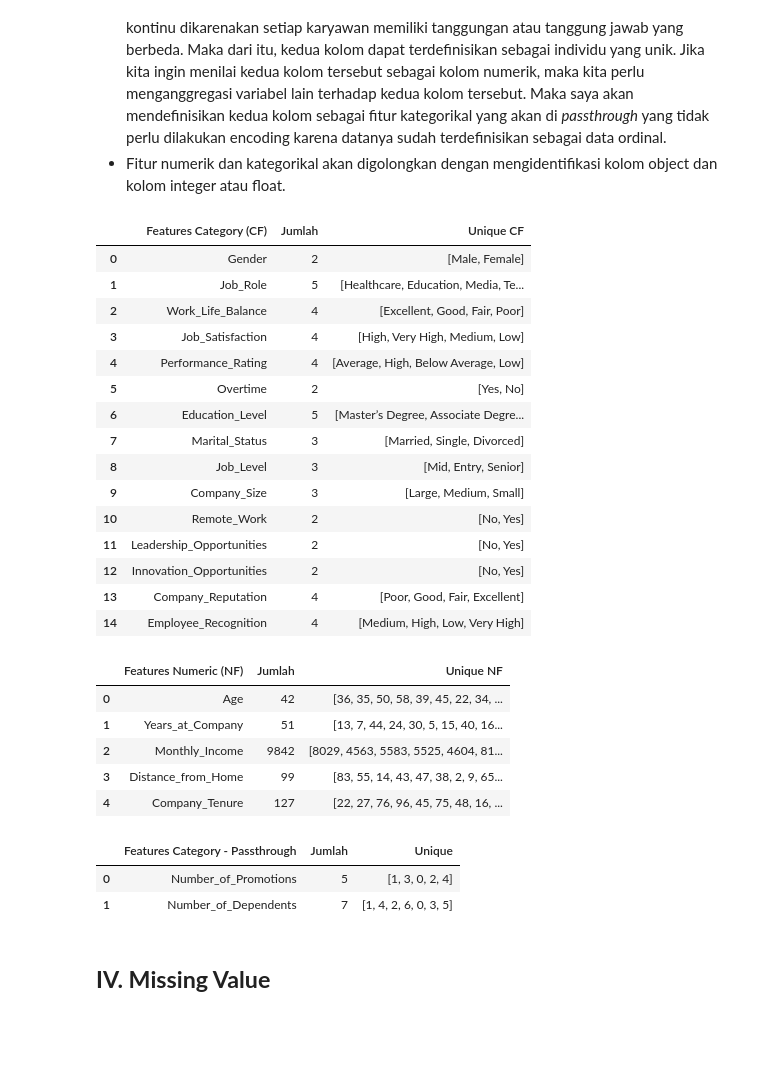
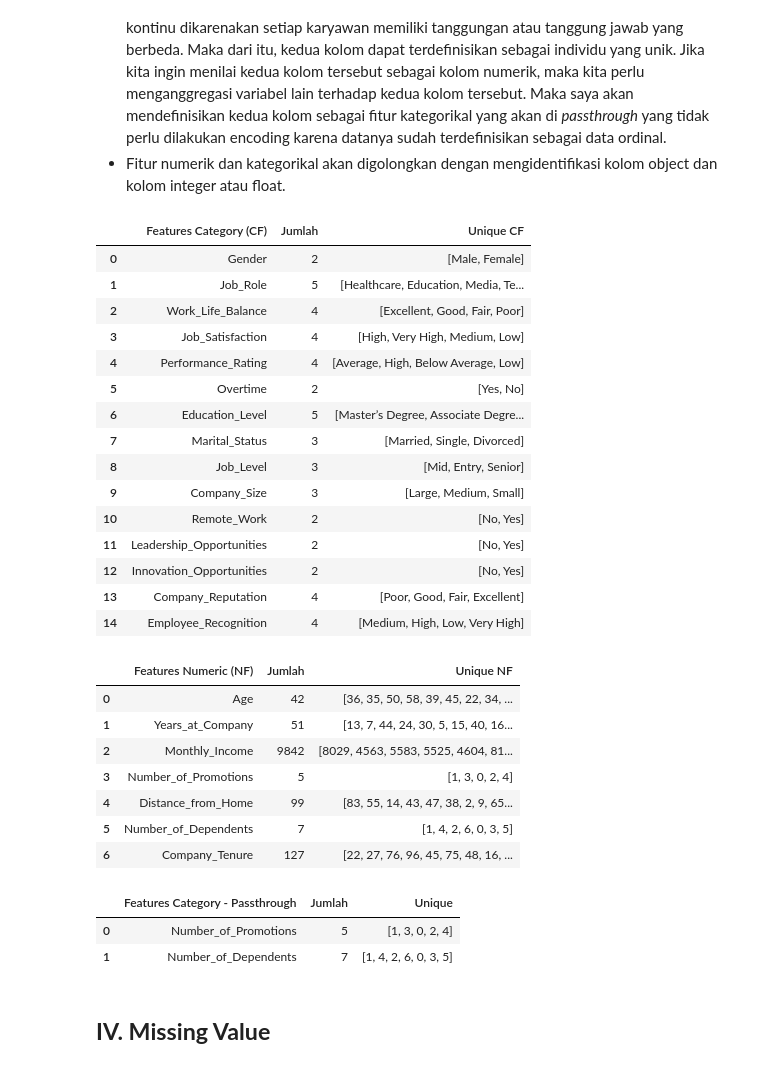
Before and after one commit to rafisiregar/Employee-Churn-Prediction, a Jupyter notebook: P1M2_rafi_siregar.ipynb, the cells around one changed output. Saved outputs shown, nothing was run; the diff lists cells and outputs as text; code cells hidden in the pictures; blank space fills up the shorter version.

```diff
--- a/P1M2_rafi_siregar.ipynb
+++ b/P1M2_rafi_siregar.ipynb
@@ -489,8 +493,7 @@ Berdasarkan informasi data train di atas dan juga saat melakukan proses Data Loa
 # %%
 # Menentukan fitur kategorikal dan numerikal
 cat_feat = list(X.select_dtypes(include='object').columns)
-passt =['Number_of_Promotions', 'Number_of_Dependents']
-num_feat = [col for col in X.select_dtypes(exclude='object').columns if col not in passt]
+num_feat = [col for col in X.select_dtypes(exclude='object').columns]
 
 # Cek fitur kategorik
 listItemCF1 = []
@@ -510,35 +513,37 @@ for col in passt:
 # Buat DataFrame hasil
 dataCF = pd.DataFrame(columns=['Features Category (CF)', 'Jumlah', 'Unique CF'], data=listItemCF1)
 dataNF = pd.DataFrame(columns=['Features Numeric (NF)', 'Jumlah', 'Unique NF'], data=listItemNF1)
 dataP = pd.DataFrame(columns=['Features Category - Passthrough', 'Jumlah', 'Unique'], data=listItemCP)
 
 # Tampilkan
 display(dataCF)
 display(dataNF)
 display(dataP)
 # %% [output]
 |  | Features Category (CF) | Jumlah | Unique CF |
 | 0 | Gender | 2 | [Male, Female] |
 | 1 | Job_Role | 5 | [Healthcare, Education, Media, Te... |
 | 2 | Work_Life_Balance | 4 | [Excellent, Good, Fair, Poor] |
 | 3 | Job_Satisfaction | 4 | [High, Very High, Medium, Low] |
 | 4 | Performance_Rating | 4 | [Average, High, Below Average, Low] |
 | 5 | Overtime | 2 | [Yes, No] |
 | 6 | Education_Level | 5 | [Master’s Degree, Associate Degre... |
 | 7 | Marital_Status | 3 | [Married, Single, Divorced] |
 | 8 | Job_Level | 3 | [Mid, Entry, Senior] |
 | 9 | Company_Size | 3 | [Large, Medium, Small] |
 | 10 | Remote_Work | 2 | [No, Yes] |
 | 11 | Leadership_Opportunities | 2 | [No, Yes] |
 | 12 | Innovation_Opportunities | 2 | [No, Yes] |
 | 13 | Company_Reputation | 4 | [Poor, Good, Fair, Excellent] |
 | 14 | Employee_Recognition | 4 | [Medium, High, Low, Very High] |
 |  | Features Numeric (NF) | Jumlah | Unique NF |
 | 0 | Age | 42 | [36, 35, 50, 58, 39, 45, 22, 34, ... |
 | 1 | Years_at_Company | 51 | [13, 7, 44, 24, 30, 5, 15, 40, 16... |
 | 2 | Monthly_Income | 9842 | [8029, 4563, 5583, 5525, 4604, 81... |
-| 3 | Distance_from_Home | 99 | [83, 55, 14, 43, 47, 38, 2, 9, 65... |
-| 4 | Company_Tenure | 127 | [22, 27, 76, 96, 45, 75, 48, 16, ... |
+| 3 | Number_of_Promotions | 5 | [1, 3, 0, 2, 4] |
+| 4 | Distance_from_Home | 99 | [83, 55, 14, 43, 47, 38, 2, 9, 65... |
+| 5 | Number_of_Dependents | 7 | [1, 4, 2, 6, 0, 3, 5] |
+| 6 | Company_Tenure | 127 | [22, 27, 76, 96, 45, 75, 48, 16, ... |
 |  | Features Category - Passthrough | Jumlah | Unique |
 | 0 | Number_of_Promotions | 5 | [1, 3, 0, 2, 4] |
 | 1 | Number_of_Dependents | 7 | [1, 4, 2, 6, 0, 3, 5] |
```
Also changed, not shown: parts of 8 cells of this notebook, 2 other files.
